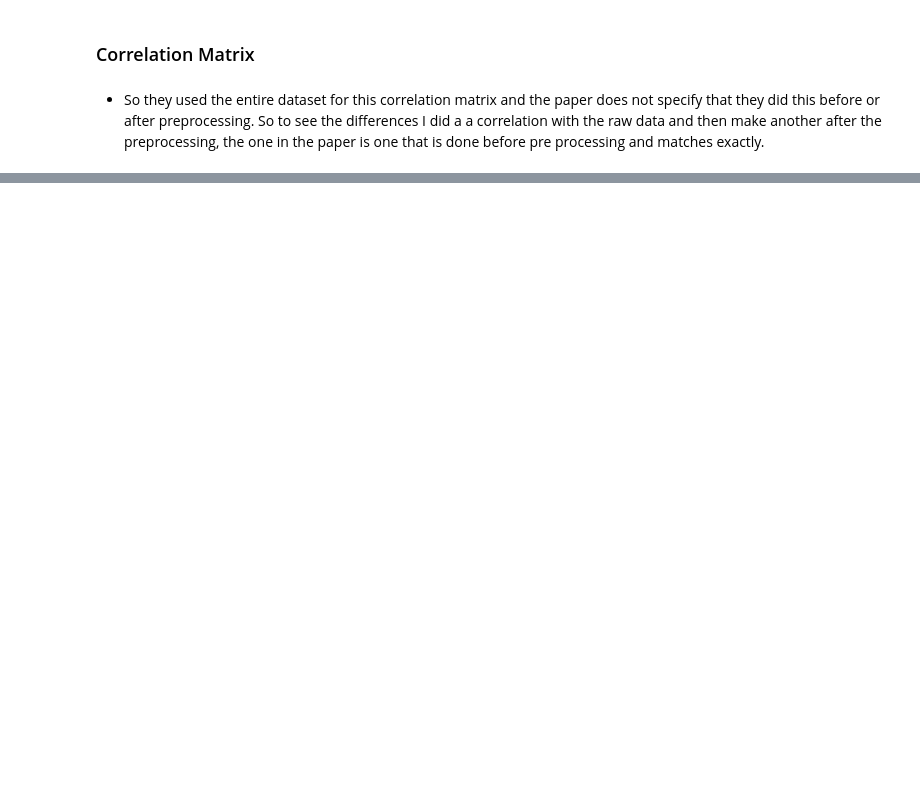
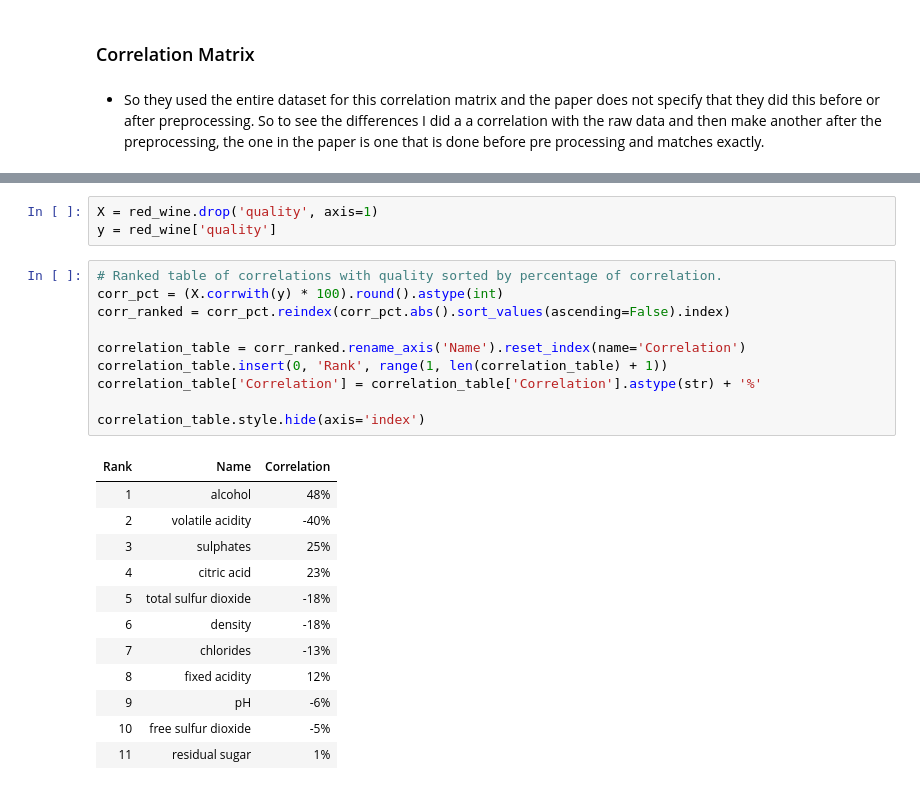
Before and after one commit to Priceaj89/DATA6550-Bias-Reproducibility, a Jupyter notebook: CODE/PRICE/Wine_reproduceability_AlexanderPrice.ipynb, the cells around one changed output, grey strips where cells are left out. Saved outputs shown, nothing was run; the diff lists cells and outputs as text; blank space fills up the shorter version.

```diff
--- a/CODE/PRICE/Wine_reproduceability_AlexanderPrice.ipynb
+++ b/CODE/PRICE/Wine_reproduceability_AlexanderPrice.ipynb
@@ -153,0 +163,26 @@ plt.show()
+# %%
+X = red_wine.drop('quality', axis=1)
+y = red_wine['quality']
+# %%
+# Ranked table of correlations with quality sorted by percentage of correlation.
+corr_pct = (X.corrwith(y) * 100).round().astype(int)
+corr_ranked = corr_pct.reindex(corr_pct.abs().sort_values(ascending=False).index)
+
+correlation_table = corr_ranked.rename_axis('Name').reset_index(name='Correlation')
+correlation_table.insert(0, 'Rank', range(1, len(correlation_table) + 1))
+correlation_table['Correlation'] = correlation_table['Correlation'].astype(str) + '%'
+
+correlation_table.style.hide(axis='index')
+# %% [output]
+| Rank | Name | Correlation |
+| 1 | alcohol | 48% |
+| 2 | volatile acidity | -40% |
+| 3 | sulphates | 25% |
+| 4 | citric acid | 23% |
+| 5 | total sulfur dioxide | -18% |
+| 6 | density | -18% |
+| 7 | chlorides | -13% |
+| 8 | fixed acidity | 12% |
+| 9 | pH | -6% |
+| 10 | free sulfur dioxide | -5% |
+| 11 | residual sugar | 1% |
```
Also changed, not shown: parts of 29 cells of this notebook.
